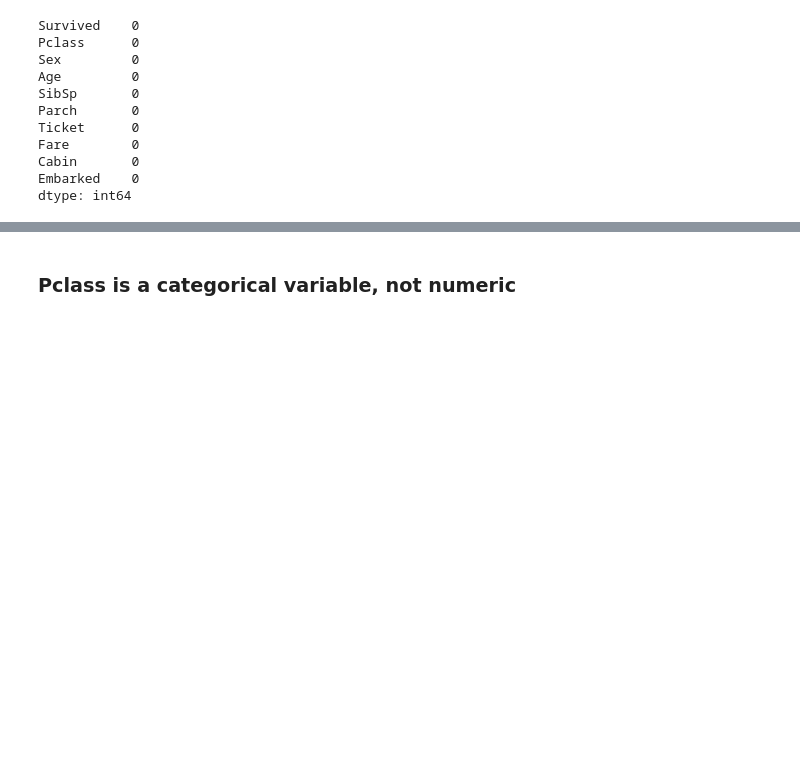
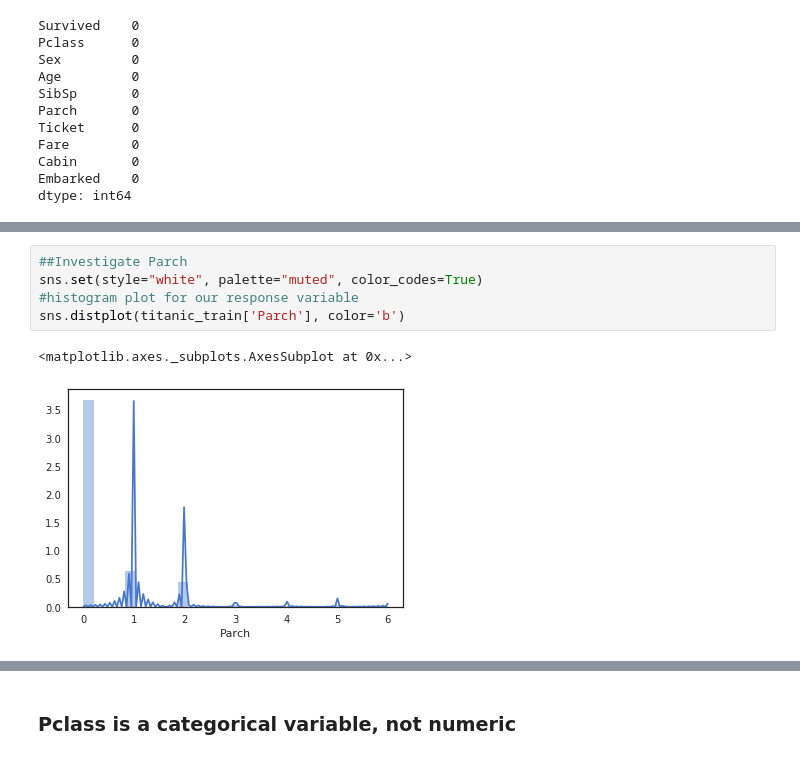
Before and after one commit to ethan-mgallagher/TitanicSurvivalPrediction, a Jupyter notebook: TitanicSurvival.ipynb, the cells around one changed output, grey strips where cells are left out. Drawn from its saved outputs; the diff is of its cells as text; blank space fills up the shorter version.

```diff
--- a/TitanicSurvival.ipynb
+++ b/TitanicSurvival.ipynb
@@ -159,0 +218,8 @@ dtype: int64
+# %%
+##Investigate Parch
+sns.set(style="white", palette="muted", color_codes=True)
+#histogram plot for our response variable
+sns.distplot(titanic_train['Parch'], color='b')
+# %% [output]
+<matplotlib.axes._subplots.AxesSubplot at 0x...>
+[figure, added]
```
Also changed, not shown: parts of 57 cells of this notebook.
